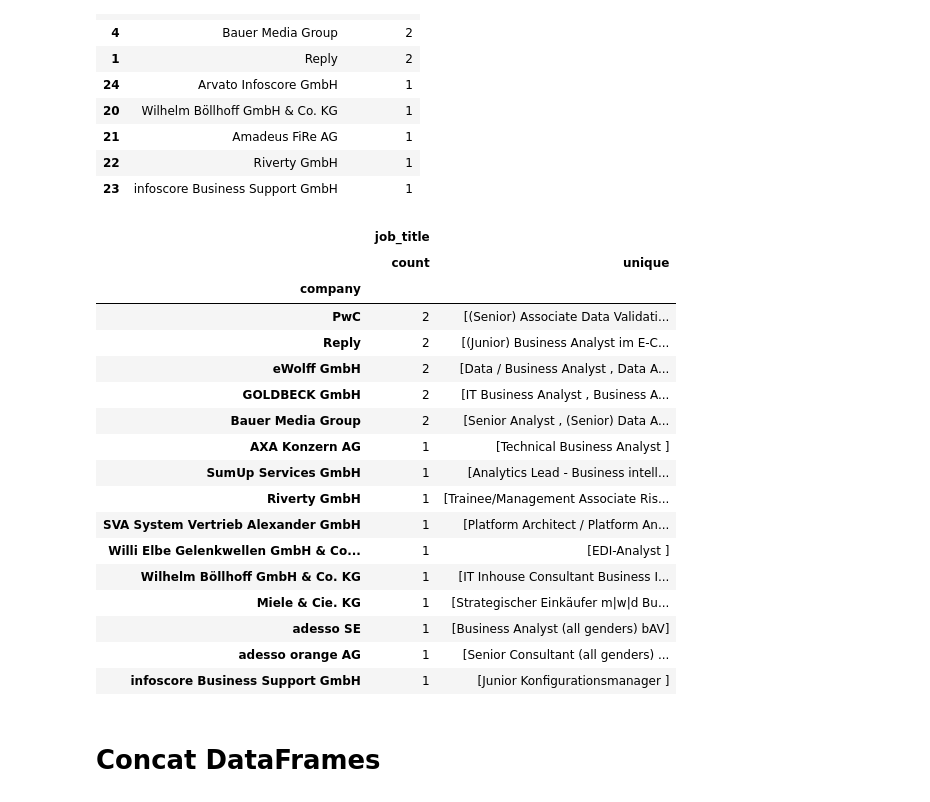
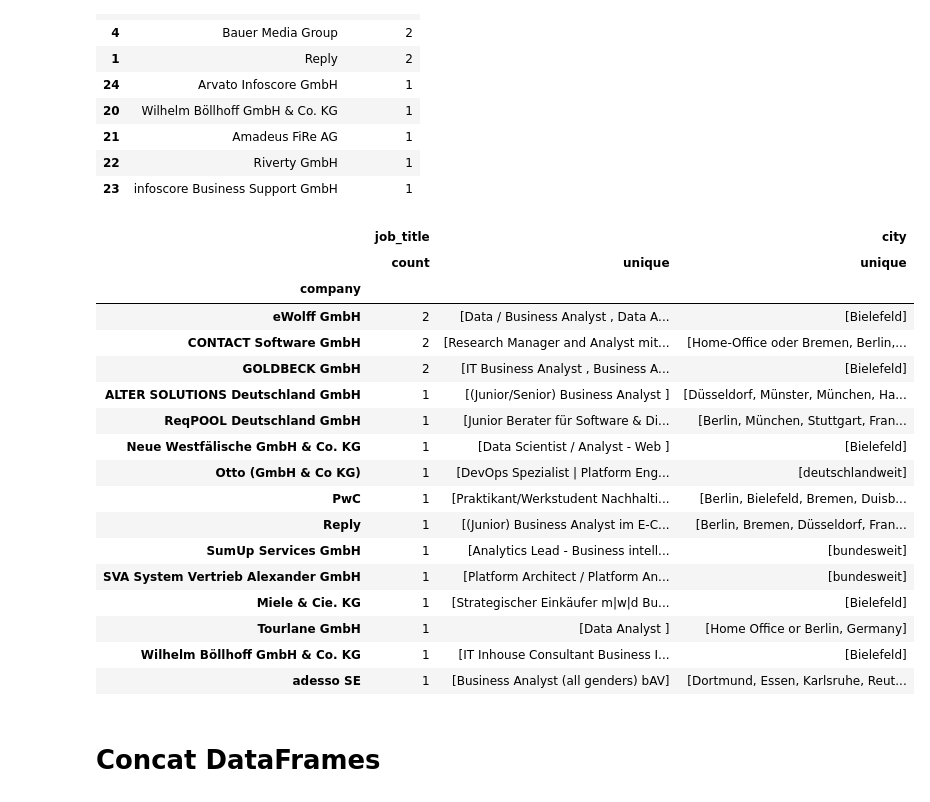
Before and after one commit to abdullahcayde/Portfolio_Projects, a Jupyter notebook: 02 - Web_Scraping_Job_Search/main_cleaning.ipynb, the cells around one changed output. Cells and saved outputs as stored; diff of their text form; code cells hidden in the pictures.

```diff
--- a/02 - Web_Scraping_Job_Search/main_cleaning.ipynb
+++ b/02 - Web_Scraping_Job_Search/main_cleaning.ipynb
@@ -233,7 +268,10 @@ dff.job_title.value_counts().count()
 # Read Data 'Business Analyst'
 # %%
 pd.options.display.max_colwidth = 50
-df2 = pd.read_csv(f'{path}/Business-Analyst-2022-11-10.csv')
+job_name = 'Business Analyst'
+job_name2 = job_name.replace(' ', '-')
+time_ = datetime.today().strftime('%Y-%m-%d')
+df2 = pd.read_csv(f'{path}/{job_name2}-{time_}.csv')
 
 print(f'Shape first : {df2.shape}')
 
@@ -304,26 +342,27 @@ df2.loc[df.job_title.str.contains('Data|Business|Intelligence')].company.value_c
 | 23 | infoscore Business Support GmbH | 1 |
 # %%
 pd.options.display.max_colwidth = 100
-df2.loc[df.job_title.str.contains('Data|Business|Intelligence')].groupby('company').agg({'job_title' : ['count', 'unique']}).sort_values([('job_title','count')], ascending=False).head(15)
+df2.loc[df.job_title.str.contains('Data|Business|Intelligence')].groupby('company').agg({'job_title' : ['count', 'unique'],
+                                                                                         'city' : ['unique']}).sort_values([('job_title','count')], ascending=False).head(15)
 # %% [output]
-|  | job_title |  |
-|  | count | unique |
-| company |  |  |
-| PwC | 2 | [(Senior) Associate Data Validati... |
-| Reply | 2 | [(Junior) Business Analyst im E-C... |
-| eWolff GmbH | 2 | [Data / Business Analyst , Data A... |
-| GOLDBECK GmbH | 2 | [IT Business Analyst , Business A... |
-| Bauer Media Group | 2 | [Senior Analyst , (Senior) Data A... |
-| AXA Konzern AG | 1 | [Technical Business Analyst ] |
-| SumUp Services GmbH | 1 | [Analytics Lead - Business intell... |
-| Riverty GmbH | 1 | [Trainee/Management Associate Ris... |
-| SVA System Vertrieb Alexander GmbH | 1 | [Platform Architect / Platform An... |
-| Willi Elbe Gelenkwellen GmbH & Co... | 1 | [EDI-Analyst ] |
-| Wilhelm Böllhoff GmbH & Co. KG | 1 | [IT Inhouse Consultant Business I... |
-| Miele & Cie. KG | 1 | [Strategischer Einkäufer m|w|d Bu... |
-| adesso SE | 1 | [Business Analyst (all genders) bAV] |
-| adesso orange AG | 1 | [Senior Consultant (all genders) ... |
-| infoscore Business Support GmbH | 1 | [Junior Konfigurationsmanager ] |
+|  | job_title |  | city |
+|  | count | unique | unique |
+| company |  |  |  |
+| eWolff GmbH | 2 | [Data / Business Analyst , Data A... | [Bielefeld] |
+| CONTACT Software GmbH | 2 | [Research Manager and Analyst mit... | [Home-Office oder Bremen, Berlin,... |
+| GOLDBECK GmbH | 2 | [IT Business Analyst , Business A... | [Bielefeld] |
+| ALTER SOLUTIONS Deutschland GmbH | 1 | [(Junior/Senior) Business Analyst ] | [Düsseldorf, Münster, München, Ha... |
+| ReqPOOL Deutschland GmbH | 1 | [Junior Berater für Software & Di... | [Berlin, München, Stuttgart, Fran... |
+| Neue Westfälische GmbH & Co. KG | 1 | [Data Scientist / Analyst - Web ] | [Bielefeld] |
+| Otto (GmbH & Co KG) | 1 | [DevOps Spezialist | Platform Eng... | [deutschlandweit] |
+| PwC | 1 | [Praktikant/Werkstudent Nachhalti... | [Berlin, Bielefeld, Bremen, Duisb... |
+| Reply | 1 | [(Junior) Business Analyst im E-C... | [Berlin, Bremen, Düsseldorf, Fran... |
+| SumUp Services GmbH | 1 | [Analytics Lead - Business intell... | [bundesweit] |
+| SVA System Vertrieb Alexander GmbH | 1 | [Platform Architect / Platform An... | [bundesweit] |
+| Miele & Cie. KG | 1 | [Strategischer Einkäufer m|w|d Bu... | [Bielefeld] |
+| Tourlane GmbH | 1 | [Data Analyst ] | [Home Office or Berlin, Germany] |
+| Wilhelm Böllhoff GmbH & Co. KG | 1 | [IT Inhouse Consultant Business I... | [Bielefeld] |
+| adesso SE | 1 | [Business Analyst (all genders) bAV] | [Dortmund, Essen, Karlsruhe, Reut... |
 # %% [markdown]
 # Concat DataFrames
 # %%
```
Also changed, not shown: parts of 12 cells of this notebook, 4 other files.
